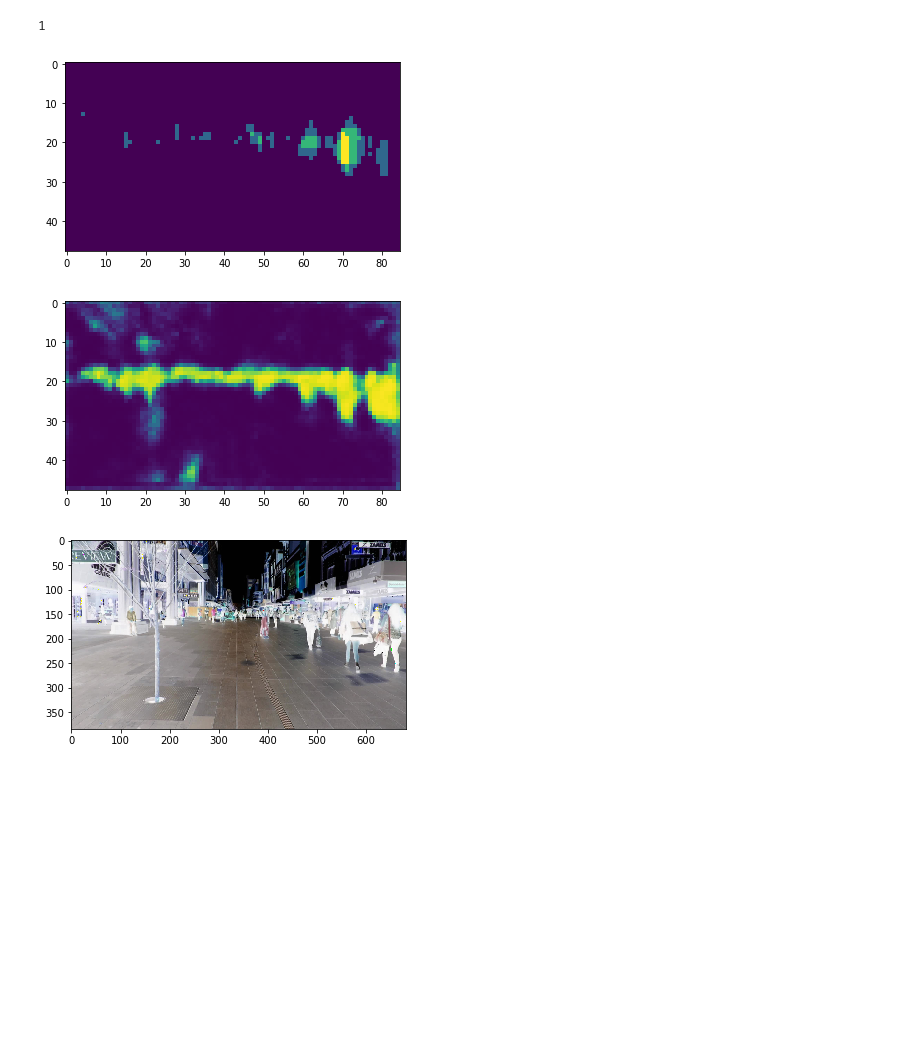
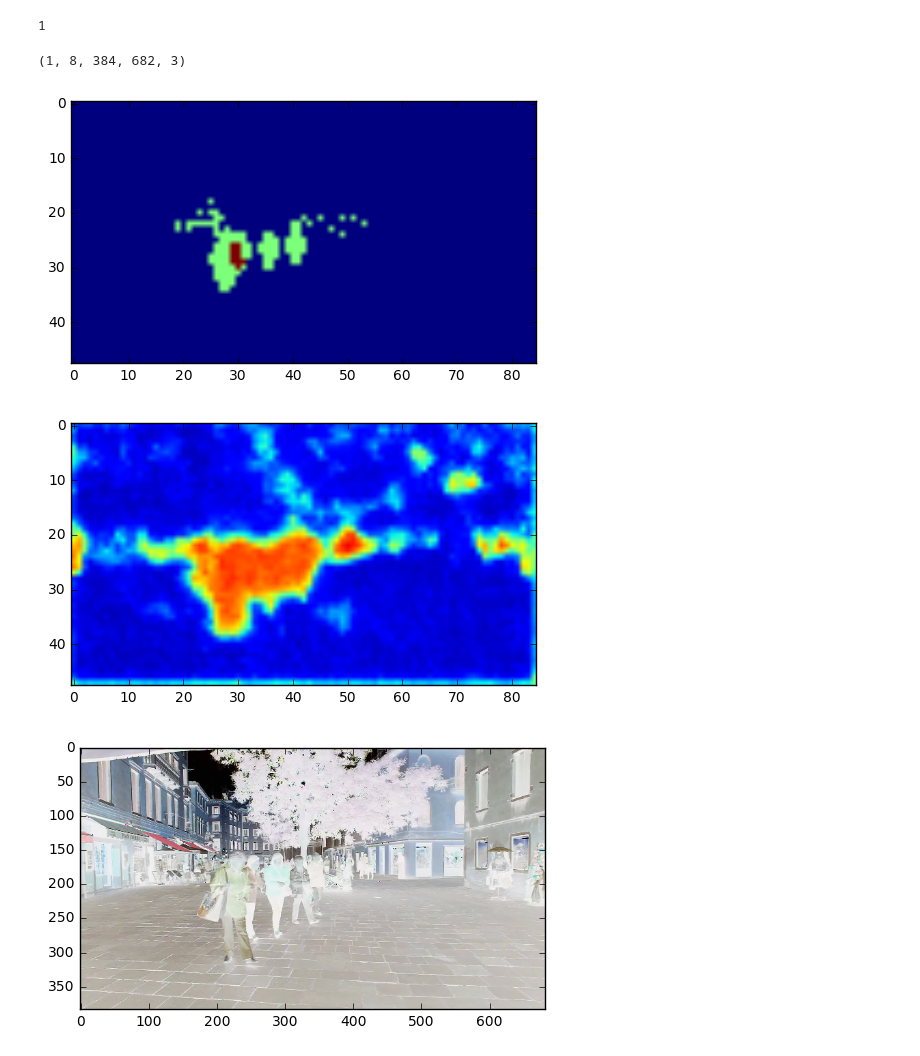
Before and after one commit to npetrenko/recurrent_frcnn, a Jupyter notebook: test_rpn_det.ipynb, the cells around one changed output. Drawn from its saved outputs; the diff is of its cells as text; code cells hidden in the pictures; blank space fills up the shorter version.

```diff
--- a/test_rpn_det.ipynb
+++ b/test_rpn_det.ipynb
@@ -25,8 +25,8 @@ data,_,_ = get_data(['/tmp/newCam/', '/tmp/MOT17/'], part='train')
 # %% [output]
 Parsing annotation files
 # %%
-#with open('config.pickle', 'rb') as f:
-#    C = pickle.load(f)
+with open('config.pickle', 'rb') as f:
+    C = pickle.load(f)
 
 #C.rpn_stride = 8
 #C.im_size = 200
@@ -36,13 +36,13 @@ Parsing annotation files
 #C.anchor_box_scales = np.arange(0.05, 1.1, 0.1)
 #print(C.anchor_box_ratios, C.anchor_box_scales)
 # %%
-from rcnn.config import Config
-C = Config()
+#from rcnn.config import Config
+#C = Config()
 # %%
-nframes = 1
+nframes = 8
 # %%
 data_gen = video_streamer(data, 2, C, lambda x,y: [x//C.rpn_stride,y//C.rpn_stride],
-                          'tf', 'test', frame_batchsize=nframes)
+                          'tf', 'train', frame_batchsize=nframes)
 # %%
 x = next(data_gen)
 # %%
@@ -136,4 +136,8 @@ extract_for_rpn(x[0][0], C)
 print('1')
 # %% [output]
 1
+# %%
+x[0].shape
+# %% [output]
+(1, 8, 384, 682, 3)
 # %%
@@ -141,15 +145,15 @@ preds_n_base = predict_rpn_and_featuremap(x[0])
 # %%
 Y1, Y2, base_ = preds_n_base
 # %%
-t = 4
+t = 3
 plt.imshow((x[1][0][0,t][...,num_anchors:]).sum(axis=-1))
 plt.show()
 plt.imshow(Y1[0,t].max(axis=-1), vmin=0, vmax=1)
 plt.show()
 plt.imshow(x[0][0,t] - x[0][0,t].min())
 plt.show()
 # %% [output]
-[figure, old version]
+[figure, new version]
-[figure, old version]
+[figure, new version]
-[figure, old version]
+[figure, new version]
 # %%
```
Also changed, not shown: parts of 10 cells of this notebook, 4 other files.
